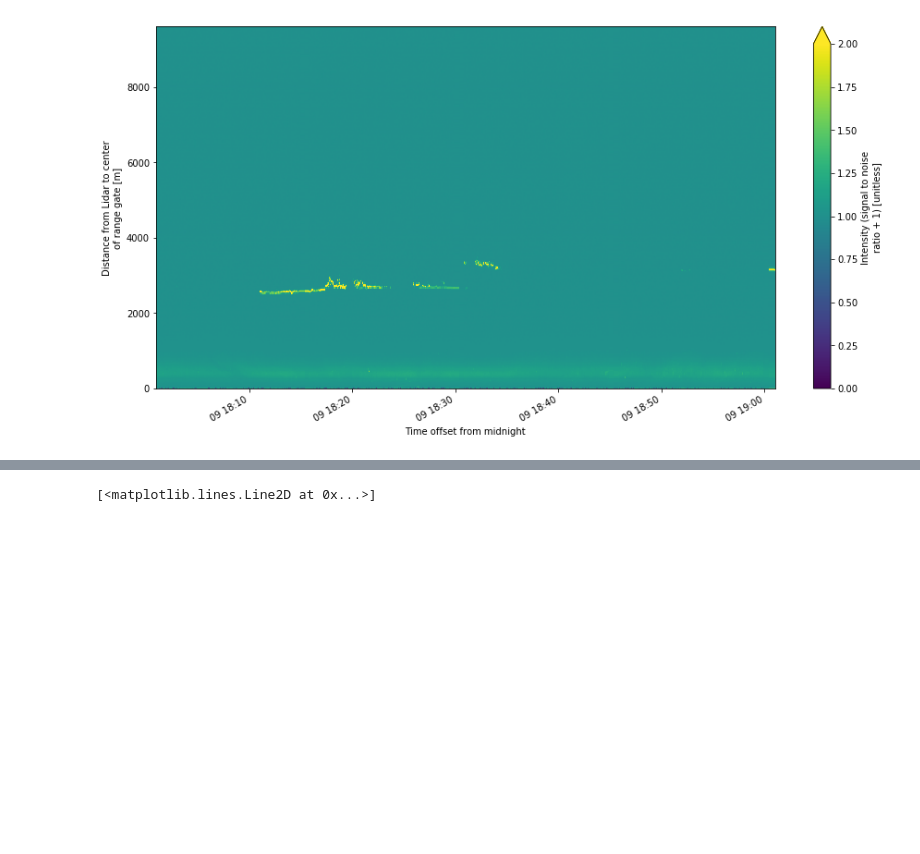
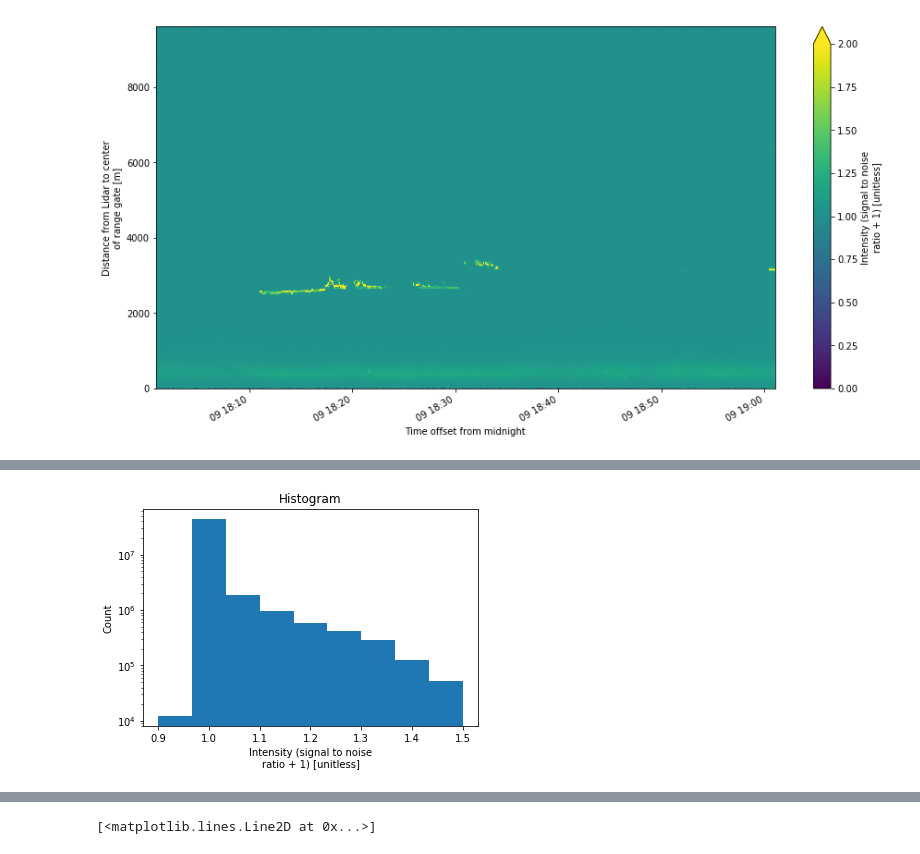
Before and after one commit to ANL-DIGR/arm-summer-2018, a Jupyter notebook: group5/Investigating data on clouds and cloud fraction.ipynb, the cells around one changed output, grey strips where cells are left out. Saved outputs shown, nothing was run; the diff lists cells and outputs as text; code cells hidden in the pictures; blank space fills up the shorter version.

```diff
--- a/group5/Investigating data on clouds and cloud fraction.ipynb
+++ b/group5/Investigating data on clouds and cloud fraction.ipynb
@@ -196,0 +202,6 @@ sm_dataset.radial_velocity.transpose().plot.pcolormesh()
+# %%
+intens = dl_fpt.intensity
+intens.plot.hist(bins=np.linspace(0.9, 1.6, 10))
+plt.gca().set_yscale('log')
+# %% [output]
+[figure, added]
```
Also changed, not shown: parts of 16 cells of this notebook.
